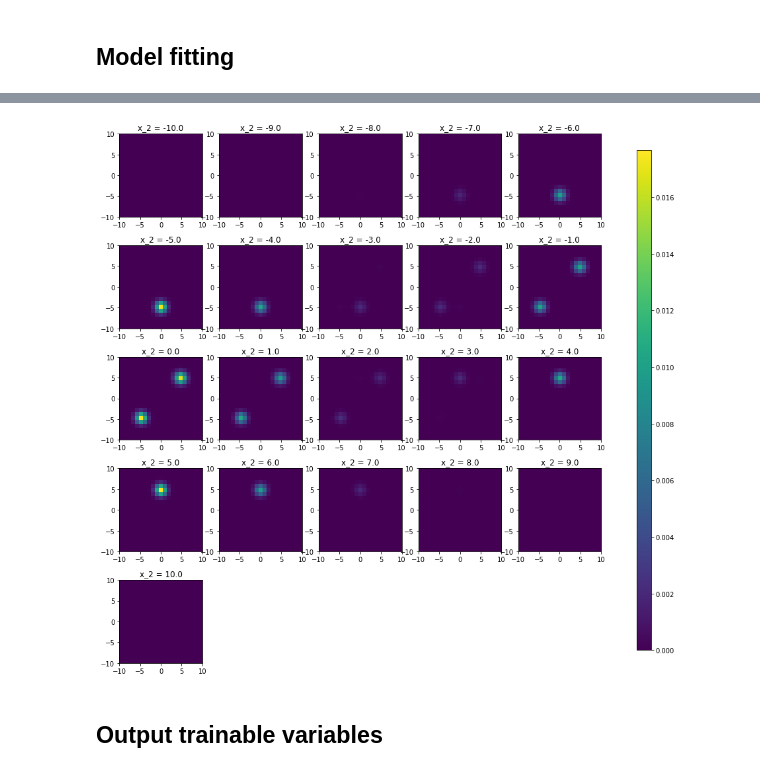
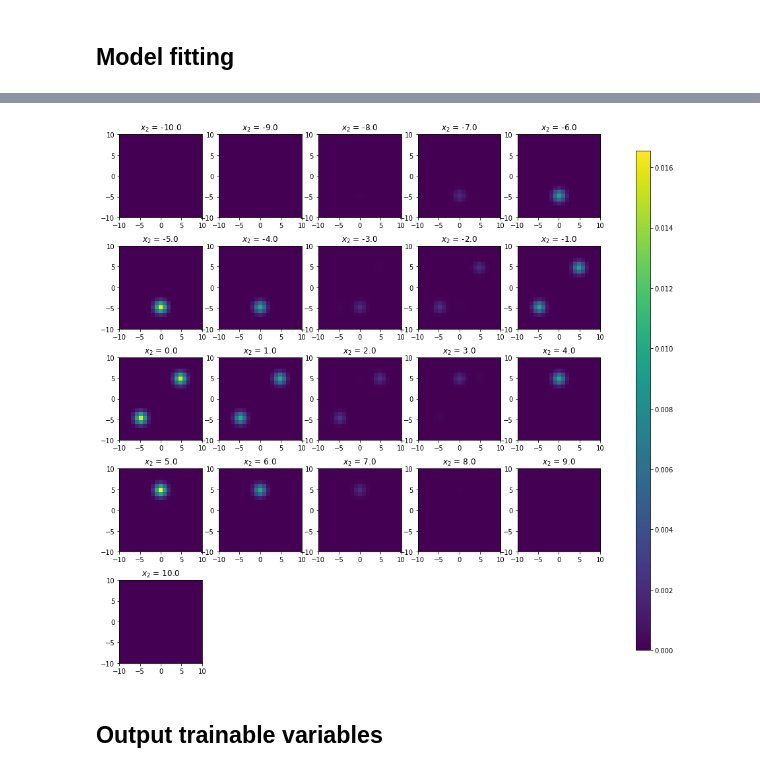
Before and after one commit to zhulingchen/tfp-tutorial, a Jupyter notebook: tfp_bgmm_MultivariateNormalDiag_SVI.ipynb, the cells around one changed output, grey strips where cells are left out. Drawn from its saved outputs; the diff is of its cells as text; code cells hidden in the pictures.

```diff
--- a/tfp_bgmm_MultivariateNormalDiag_SVI.ipynb
+++ b/tfp_bgmm_MultivariateNormalDiag_SVI.ipynb
@@ -234,30 +234,30 @@ Epoch 10000: nll = 6.9541, kl = 0.2005, -elbo = 7.1546
 # %%
 # Compute log likelihood at each point on a grid
 n_grids = 21 # number of grid points
 x_, y_, z_ = np.linspace(-10, 10, n_grids), np.linspace(-10, 10, n_grids), np.linspace(-10, 10, n_grids)
 x_grid, y_grid, z_grid = np.meshgrid(x_, y_, z_)
 grids = np.column_stack([x_grid.flatten(), y_grid.flatten(), z_grid.flatten()])
 ll, _ = model(grids.astype('float32'), sampling=False)
 ll = np.reshape(ll, (n_grids, n_grids, n_grids))
 
 # Show the fit loglikelihood (slices of z-axis)
 n_subplot_rows = 5
 fig, ax = plt.subplots(n_subplot_rows, n_grids // n_subplot_rows + 1, figsize=(15, 15))
 for i in range(n_subplot_rows):
     for j in range(n_grids // n_subplot_rows + 1):
         idx = i * (n_grids // n_subplot_rows + 1) + j
         if idx < n_grids:
             im = ax[i, j].imshow(np.exp(ll)[:, :, idx], extent=(-10, 10, -10, 10), origin='lower',
                                  vmin=0, vmax=np.exp(ll).max())
-            ax[i, j].title.set_text('x_2 = {}'.format(z_[idx]))
+            ax[i, j].title.set_text('$x_2$ = {}'.format(z_[idx]))
         else:
             ax[i, j].axis('off')
 fig.subplots_adjust(right=0.8)
 cbar_ax = fig.add_axes([0.85, 0.15, 0.02, 0.7])
 fig.colorbar(im, cax=cbar_ax)
 plt.show()
 # %% [output]
-[figure, old version]
+[figure, new version]
 # %% [markdown]
 ## Output trainable variables
 # %%
```
Also changed, not shown: parts of 4 cells of this notebook, 1 other file.
